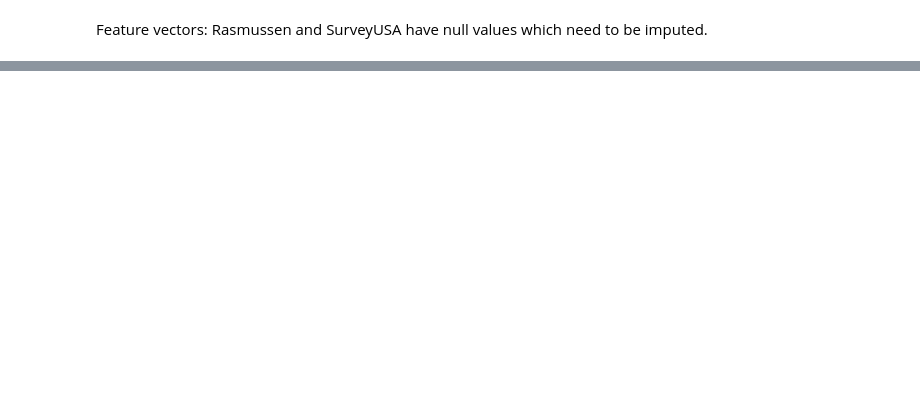
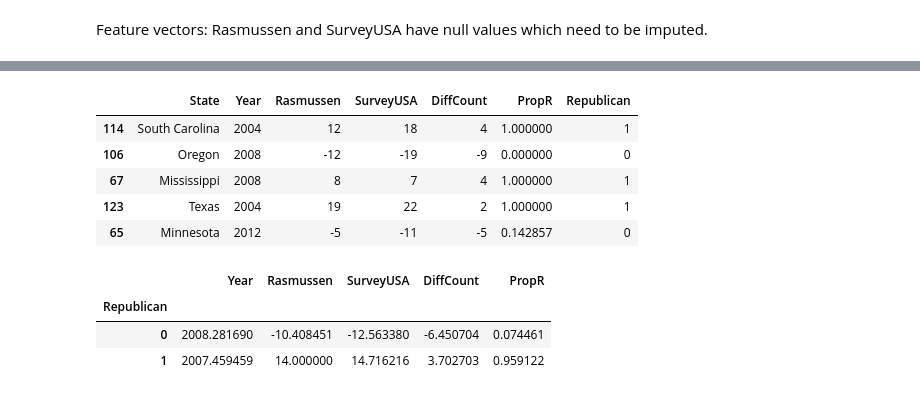
Before and after one commit to atheesh1998/Analytics-Edge, a Jupyter notebook: 3. Logistic Regression/3. Election Forecasting.ipynb, the cells around one changed output, grey strips where cells are left out. Cells and saved outputs as stored; diff of their text form; code cells hidden in the pictures; blank space fills up the shorter version.

```diff
--- a/3. Logistic Regression/3. Election Forecasting.ipynb
+++ b/3. Logistic Regression/3. Election Forecasting.ipynb
@@ -36,0 +81,16 @@ Feature vectors: Rasmussen and SurveyUSA have null values which need to be imput
+# %%
+poll.sample(5)
+# %% [output]
+|  | State | Year | Rasmussen | SurveyUSA | DiffCount | PropR | Republican |
+| 114 | South Carolina | 2004 | 12 | 18 | 4 | 1.000000 | 1 |
+| 106 | Oregon | 2008 | -12 | -19 | -9 | 0.000000 | 0 |
+| 67 | Mississippi | 2008 | 8 | 7 | 4 | 1.000000 | 1 |
+| 123 | Texas | 2004 | 19 | 22 | 2 | 1.000000 | 1 |
+| 65 | Minnesota | 2012 | -5 | -11 | -5 | 0.142857 | 0 |
+# %%
+poll.groupby('Republican').mean()
+# %% [output]
+|  | Year | Rasmussen | SurveyUSA | DiffCount | PropR |
+| Republican |  |  |  |  |  |
+| 0 | 2008.281690 | -10.408451 | -12.563380 | -6.450704 | 0.074461 |
+| 1 | 2007.459459 | 14.000000 | 14.716216 | 3.702703 | 0.959122 |
```
Also changed, not shown: parts of 19 cells of this notebook.
